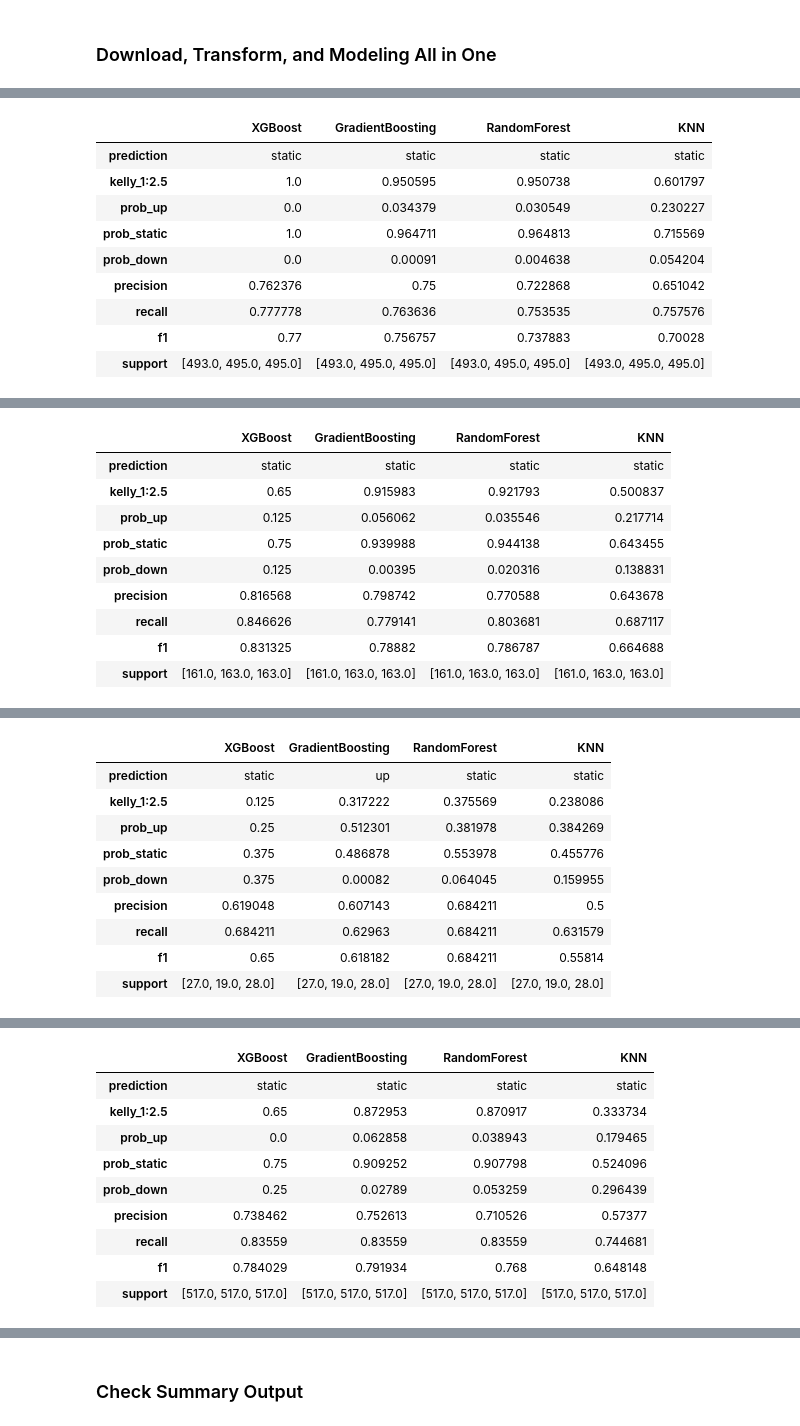
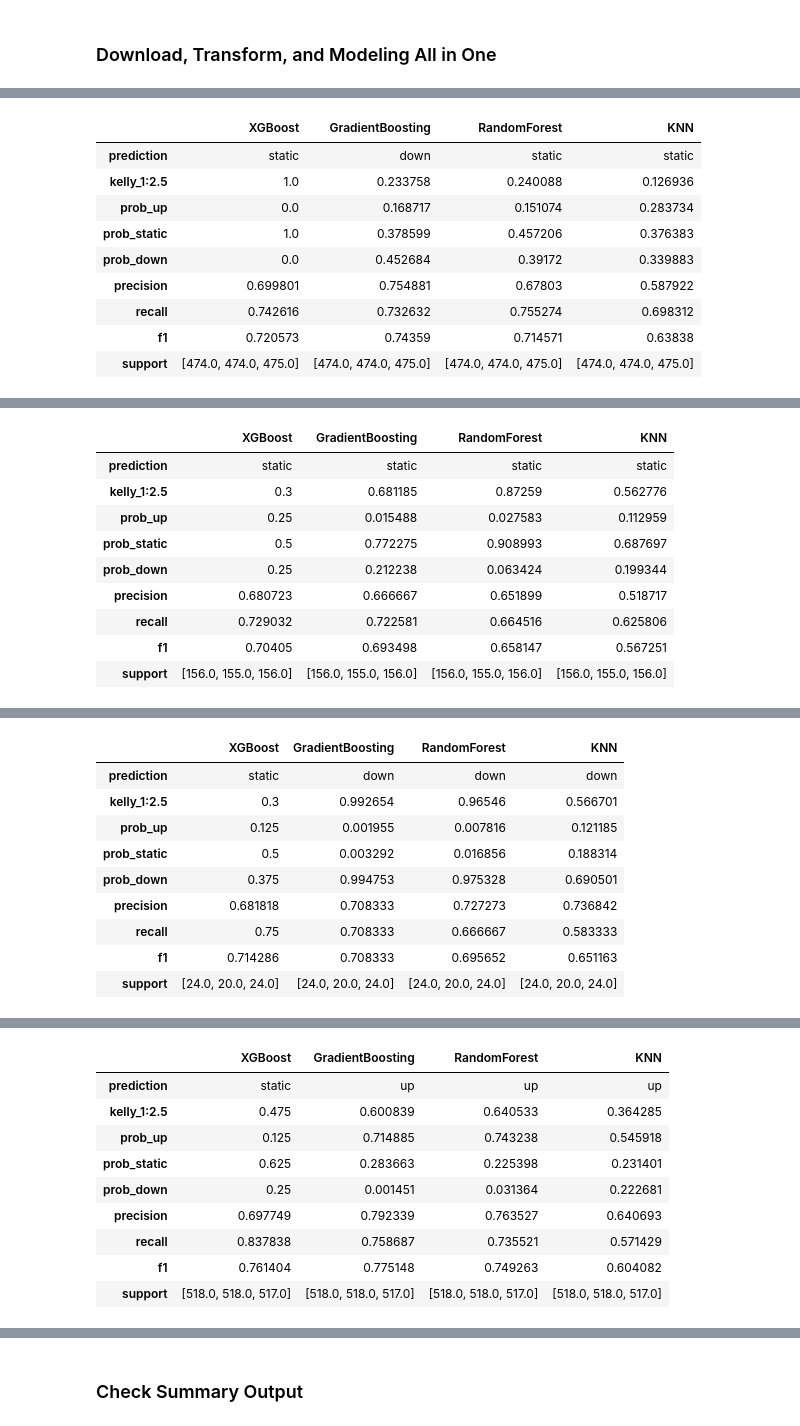
Before and after one commit to yuchild/stock_production, a Jupyter notebook: stock_next_time_frame_predictor.ipynb, the cells around one changed output, grey strips where cells are left out. Saved outputs shown, nothing was run; the diff lists cells and outputs as text; code cells hidden in the pictures.

```diff
--- a/stock_next_time_frame_predictor.ipynb
+++ b/stock_next_time_frame_predictor.ipynb
@@ -45,3 +45,3 @@ from src import functions as f
 # %%
-f.predictions('nvda')
+f.predictions('tsm')
 # %% [output]
@@ -49,10 +49,10 @@ NVDA 5m Interval Timestamp: 2024-10-20 00:51:05
 |  | XGBoost | GradientBoosting | RandomForest | KNN |
-| prediction | static | static | static | static |
-| kelly_1:2.5 | 1.0 | 0.950595 | 0.950738 | 0.601797 |
-| prob_up | 0.0 | 0.034379 | 0.030549 | 0.230227 |
-| prob_static | 1.0 | 0.964711 | 0.964813 | 0.715569 |
-| prob_down | 0.0 | 0.00091 | 0.004638 | 0.054204 |
-| precision | 0.762376 | 0.75 | 0.722868 | 0.651042 |
-| recall | 0.777778 | 0.763636 | 0.753535 | 0.757576 |
-| f1 | 0.77 | 0.756757 | 0.737883 | 0.70028 |
-| support | [493.0, 495.0, 495.0] | [493.0, 495.0, 495.0] | [493.0, 495.0, 495.0] | [493.0, 495.0, 495.0] |
+| prediction | static | down | static | static |
+| kelly_1:2.5 | 1.0 | 0.233758 | 0.240088 | 0.126936 |
+| prob_up | 0.0 | 0.168717 | 0.151074 | 0.283734 |
+| prob_static | 1.0 | 0.378599 | 0.457206 | 0.376383 |
+| prob_down | 0.0 | 0.452684 | 0.39172 | 0.339883 |
+| precision | 0.699801 | 0.754881 | 0.67803 | 0.587922 |
+| recall | 0.742616 | 0.732632 | 0.755274 | 0.698312 |
+| f1 | 0.720573 | 0.74359 | 0.714571 | 0.63838 |
+| support | [474.0, 474.0, 475.0] | [474.0, 474.0, 475.0] | [474.0, 474.0, 475.0] | [474.0, 474.0, 475.0] |
@@ -60,10 +60,10 @@ NVDA 15m Interval Timestamp: 2024-10-20 00:51:13
 |  | XGBoost | GradientBoosting | RandomForest | KNN |
 | prediction | static | static | static | static |
-| kelly_1:2.5 | 0.65 | 0.915983 | 0.921793 | 0.500837 |
-| prob_up | 0.125 | 0.056062 | 0.035546 | 0.217714 |
-| prob_static | 0.75 | 0.939988 | 0.944138 | 0.643455 |
-| prob_down | 0.125 | 0.00395 | 0.020316 | 0.138831 |
-| precision | 0.816568 | 0.798742 | 0.770588 | 0.643678 |
-| recall | 0.846626 | 0.779141 | 0.803681 | 0.687117 |
-| f1 | 0.831325 | 0.78882 | 0.786787 | 0.664688 |
-| support | [161.0, 163.0, 163.0] | [161.0, 163.0, 163.0] | [161.0, 163.0, 163.0] | [161.0, 163.0, 163.0] |
+| kelly_1:2.5 | 0.3 | 0.681185 | 0.87259 | 0.562776 |
+| prob_up | 0.25 | 0.015488 | 0.027583 | 0.112959 |
+| prob_static | 0.5 | 0.772275 | 0.908993 | 0.687697 |
+| prob_down | 0.25 | 0.212238 | 0.063424 | 0.199344 |
+| precision | 0.680723 | 0.666667 | 0.651899 | 0.518717 |
+| recall | 0.729032 | 0.722581 | 0.664516 | 0.625806 |
+| f1 | 0.70405 | 0.693498 | 0.658147 | 0.567251 |
+| support | [156.0, 155.0, 156.0] | [156.0, 155.0, 156.0] | [156.0, 155.0, 156.0] | [156.0, 155.0, 156.0] |
@@ -71,10 +71,10 @@ NVDA 30m Interval Timestamp: 2024-10-20 00:51:17
 |  | XGBoost | GradientBoosting | RandomForest | KNN |
-| prediction | static | up | static | static |
-| kelly_1:2.5 | 0.125 | 0.317222 | 0.375569 | 0.238086 |
-| prob_up | 0.25 | 0.512301 | 0.381978 | 0.384269 |
-| prob_static | 0.375 | 0.486878 | 0.553978 | 0.455776 |
-| prob_down | 0.375 | 0.00082 | 0.064045 | 0.159955 |
-| precision | 0.619048 | 0.607143 | 0.684211 | 0.5 |
-| recall | 0.684211 | 0.62963 | 0.684211 | 0.631579 |
-| f1 | 0.65 | 0.618182 | 0.684211 | 0.55814 |
-| support | [27.0, 19.0, 28.0] | [27.0, 19.0, 28.0] | [27.0, 19.0, 28.0] | [27.0, 19.0, 28.0] |
+| prediction | static | down | down | down |
+| kelly_1:2.5 | 0.3 | 0.992654 | 0.96546 | 0.566701 |
+| prob_up | 0.125 | 0.001955 | 0.007816 | 0.121185 |
+| prob_static | 0.5 | 0.003292 | 0.016856 | 0.188314 |
+| prob_down | 0.375 | 0.994753 | 0.975328 | 0.690501 |
+| precision | 0.681818 | 0.708333 | 0.727273 | 0.736842 |
+| recall | 0.75 | 0.708333 | 0.666667 | 0.583333 |
+| f1 | 0.714286 | 0.708333 | 0.695652 | 0.651163 |
+| support | [24.0, 20.0, 24.0] | [24.0, 20.0, 24.0] | [24.0, 20.0, 24.0] | [24.0, 20.0, 24.0] |
@@ -82,10 +82,10 @@ NVDA 1h Interval Timestamp: 2024-10-20 00:51:18
 |  | XGBoost | GradientBoosting | RandomForest | KNN |
-| prediction | static | static | static | static |
-| kelly_1:2.5 | 0.65 | 0.872953 | 0.870917 | 0.333734 |
-| prob_up | 0.0 | 0.062858 | 0.038943 | 0.179465 |
-| prob_static | 0.75 | 0.909252 | 0.907798 | 0.524096 |
-| prob_down | 0.25 | 0.02789 | 0.053259 | 0.296439 |
-| precision | 0.738462 | 0.752613 | 0.710526 | 0.57377 |
-| recall | 0.83559 | 0.83559 | 0.83559 | 0.744681 |
-| f1 | 0.784029 | 0.791934 | 0.768 | 0.648148 |
-| support | [517.0, 517.0, 517.0] | [517.0, 517.0, 517.0] | [517.0, 517.0, 517.0] | [517.0, 517.0, 517.0] |
+| prediction | static | up | up | up |
+| kelly_1:2.5 | 0.475 | 0.600839 | 0.640533 | 0.364285 |
+| prob_up | 0.125 | 0.714885 | 0.743238 | 0.545918 |
+| prob_static | 0.625 | 0.283663 | 0.225398 | 0.231401 |
+| prob_down | 0.25 | 0.001451 | 0.031364 | 0.222681 |
+| precision | 0.697749 | 0.792339 | 0.763527 | 0.640693 |
+| recall | 0.837838 | 0.758687 | 0.735521 | 0.571429 |
+| f1 | 0.761404 | 0.775148 | 0.749263 | 0.604082 |
+| support | [518.0, 518.0, 517.0] | [518.0, 518.0, 517.0] | [518.0, 518.0, 517.0] | [518.0, 518.0, 517.0] |
```
Also changed, not shown: parts of 3 cells of this notebook, 14 other files.
